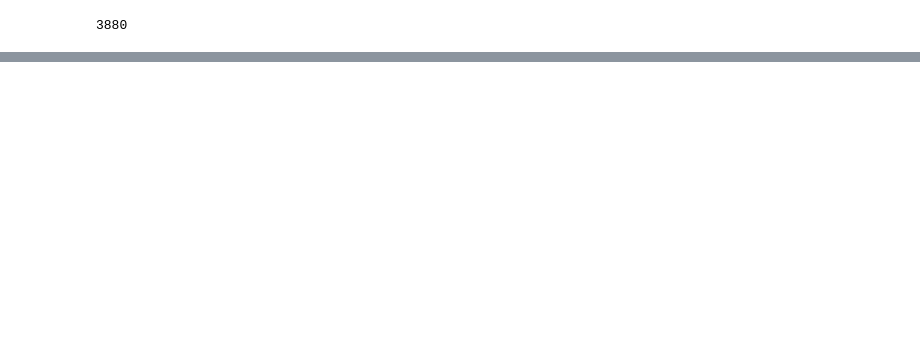
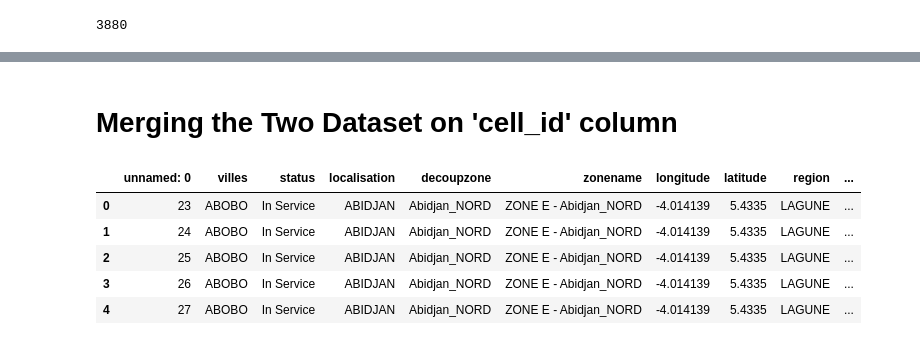
Before and after one commit to therealellam/MTN-Cote-d-Ivoire---Upgrading-technology-infrastructure-strategy, a Jupyter notebook: WEEK_3_IP_Notebook.ipynb, the cells around one changed output, grey strips where cells are left out. Cells and saved outputs as stored; diff of their text form; code cells hidden in the pictures; blank space fills up the shorter version.

```diff
--- a/WEEK_3_IP_Notebook.ipynb
+++ b/WEEK_3_IP_Notebook.ipynb
@@ -230,9 +260,9 @@ Name: STATUS, Length: 504, dtype: int64
 # %%
 # to split the date and time column into separate columns
 
-df_combine_cleaned.head()
+df_combnew1.head()
 
-# create a new column and solit the date_time column into 2
+# create 2 new column and split the date_time column
 
-df_combine_cleaned[['date', 'time']] = df_combine.date_time.str.split(expand=True)
-df_combine_cleaned.head()
+df_combnew1[['date', 'time']] = df_combnew1.date_time.str.split(expand=True)
+df_combnew1.head()
@@ -246,0 +281,14 @@ Create a new column to separate data_time column
+# %% [markdown]
+# **Merging the Two Dataset on 'cell_id' column**
+# %%
+#merging using .merge() function
+
+df_merge= pd.merge(df4_new,df_combnew1, how='left', on='cell_id' )
+df_merge.head()
+# %% [output]
+|  | unnamed: 0 | villes | status | localisation | decoupzone | zonename | longitude | latitude | region | ... |
+| 0 | 23 | ABOBO | In Service | ABIDJAN | Abidjan_NORD | ZONE E - Abidjan_NORD | -4.014139 | 5.4335 | LAGUNE | ... |
+| 1 | 24 | ABOBO | In Service | ABIDJAN | Abidjan_NORD | ZONE E - Abidjan_NORD | -4.014139 | 5.4335 | LAGUNE | ... |
+| 2 | 25 | ABOBO | In Service | ABIDJAN | Abidjan_NORD | ZONE E - Abidjan_NORD | -4.014139 | 5.4335 | LAGUNE | ... |
+| 3 | 26 | ABOBO | In Service | ABIDJAN | Abidjan_NORD | ZONE E - Abidjan_NORD | -4.014139 | 5.4335 | LAGUNE | ... |
+| 4 | 27 | ABOBO | In Service | ABIDJAN | Abidjan_NORD | ZONE E - Abidjan_NORD | -4.014139 | 5.4335 | LAGUNE | ... |
```
Also changed, not shown: parts of 21 cells of this notebook.
